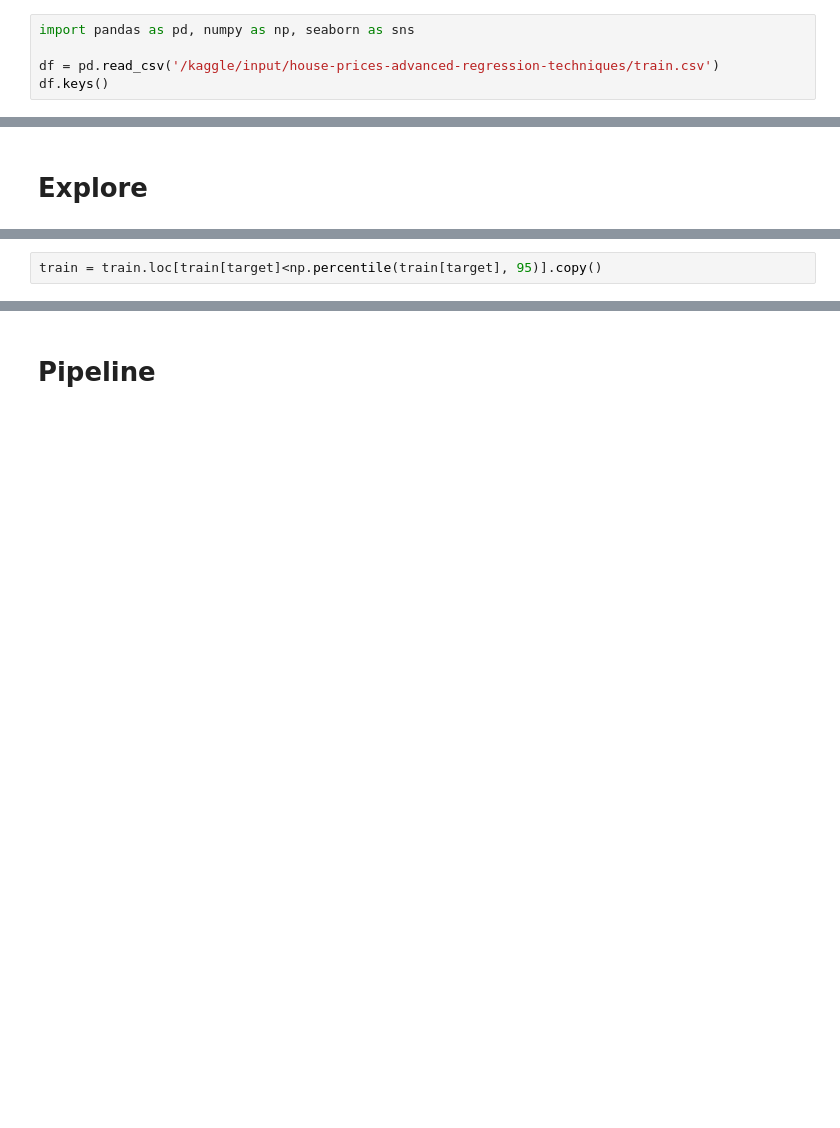
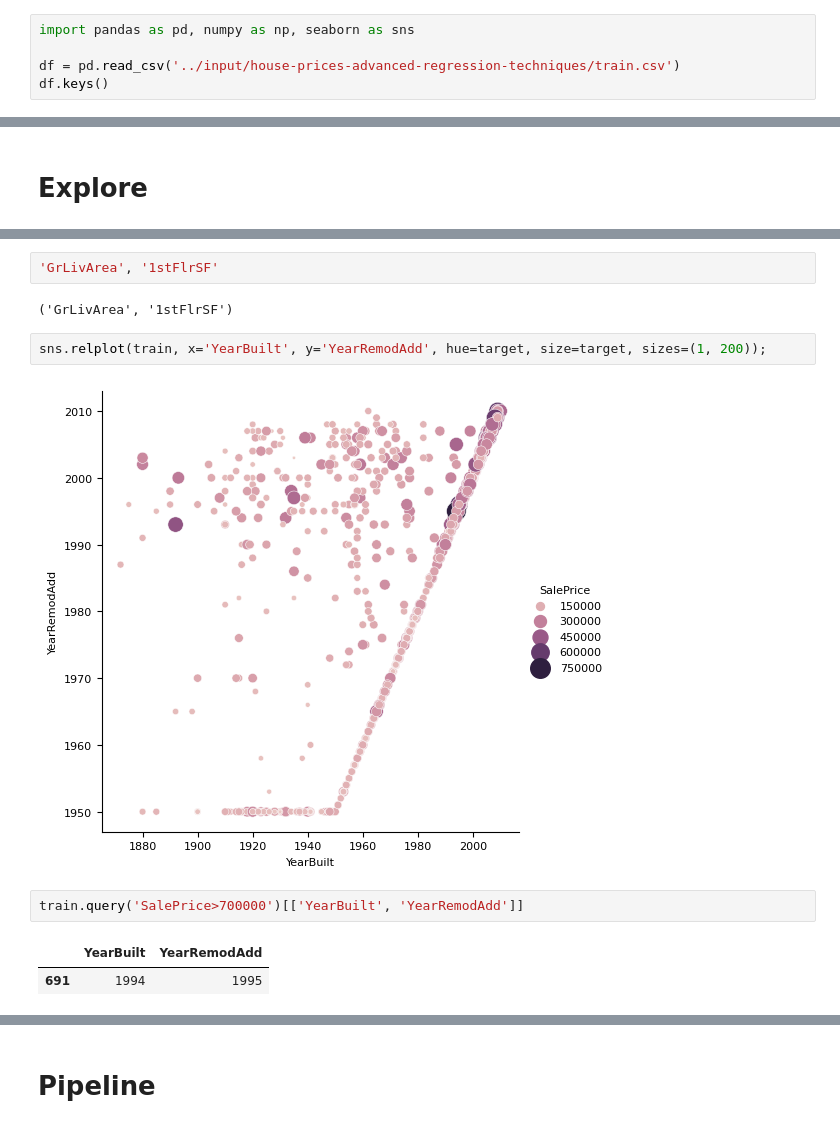
Before and after one commit to angelocandari/kag-house-price, a Jupyter notebook: house-prices.ipynb, the cells around one changed output, grey strips where cells are left out. Cells and saved outputs as stored; diff of their text form; blank space fills up the shorter version.

Commit message:
new: YearBuildRemodel

```diff
--- a/house-prices.ipynb
+++ b/house-prices.ipynb
@@ -5,7 +3,7 @@
 # %%
 import pandas as pd, numpy as np, seaborn as sns
 
-df = pd.read_csv('/kaggle/input/house-prices-advanced-regression-techniques/train.csv')
+df = pd.read_csv('../input/house-prices-advanced-regression-techniques/train.csv')
 df.keys()
 # %% [output]
 Index(['Id', 'MSSubClass', 'MSZoning', 'LotFrontage', 'LotArea', 'Street',
@@ -129,2 +45,0 @@ np.percentile(train[target], 95)
-# %%
-train = train.loc[train[target]<np.percentile(train[target], 95)].copy()
@@ -130,0 +98,13 @@ train = train.loc[train[target]<np.percentile(train[target], 95)].copy()
+# %%
+'GrLivArea', '1stFlrSF'
+# %% [output]
+('GrLivArea', '1stFlrSF')
+# %%
+sns.relplot(train, x='YearBuilt', y='YearRemodAdd', hue=target, size=target, sizes=(1, 200));
+# %% [output]
+[figure, added]
+# %%
+train.query('SalePrice>700000')[['YearBuilt', 'YearRemodAdd']]
+# %% [output]
+|  | YearBuilt | YearRemodAdd |
+| 691 | 1994 | 1995 |
```
Also changed, not shown: parts of 28 cells of this notebook, 1 other file.
